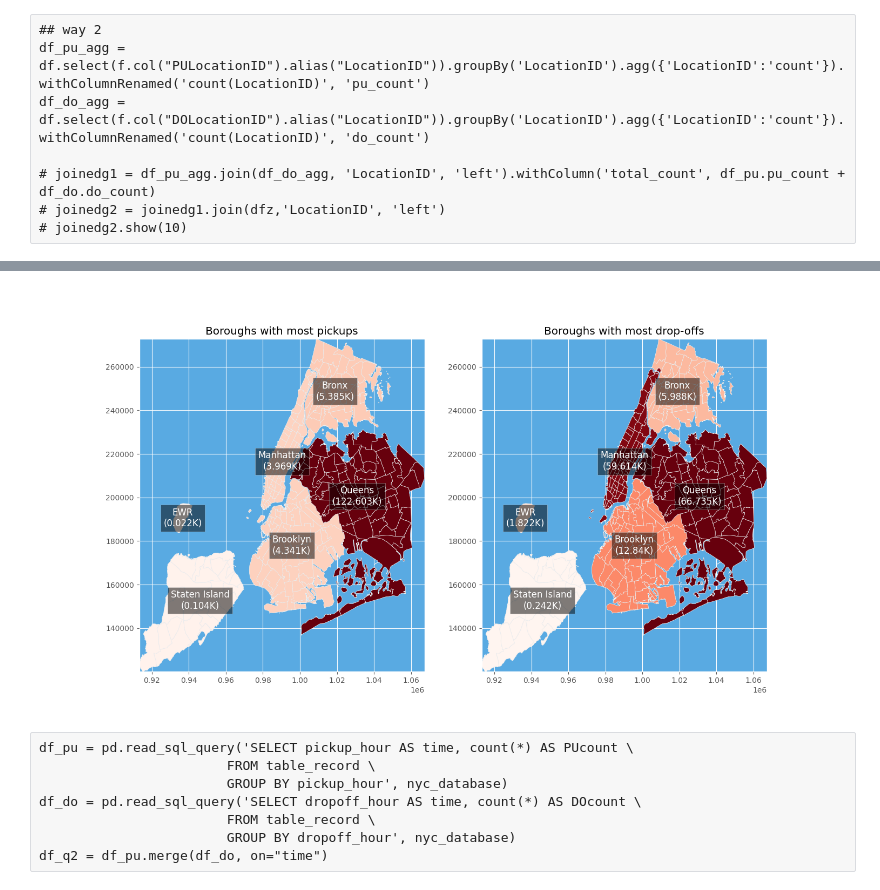
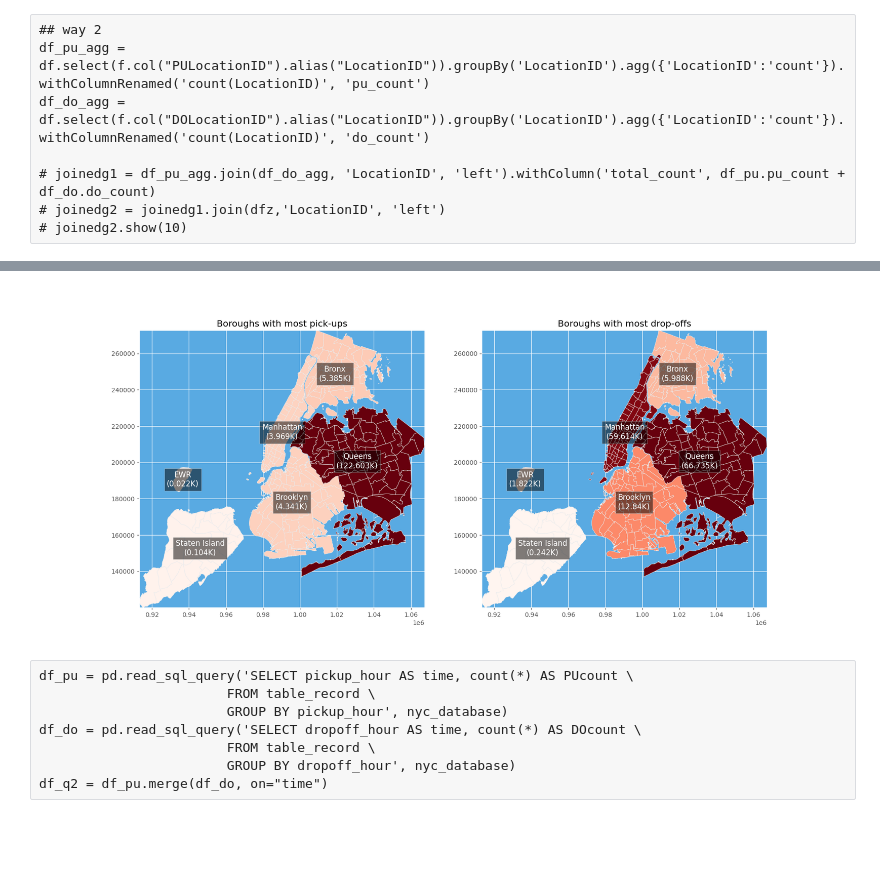
Before and after one commit to crazybber/go-jupyter, a Jupyter notebook: ETL-with-spark_3.ipynb, the cells around one changed output, grey strips where cells are left out. Saved outputs shown, nothing was run; the diff lists cells and outputs as text; code cells hidden in the pictures; blank space fills up the shorter version.

```diff
--- a/ETL-with-spark_3.ipynb
+++ b/ETL-with-spark_3.ipynb
@@ -620,10 +648,14 @@ list_do_count = joined2.select("do_count").rdd.flatMap(lambda x: x).collect()
 #list_LocationID[1],list_pu_count[1]
 # get the pick mount from different zone
 
-pu_mount_list = dict(zip(list_borough, list_pu_count))
+#pu_mount_list = dict(zip(list_borough, list_pu_count))
+pu_mount_list= joined2.select(['borough','pu_count']).rdd.collectAsMap()
+
 list_index_df_putp5 = df_putp5.select("LocationID").rdd.flatMap(lambda x: x).collect()
 
-do_mount_list = dict(zip(list_borough, list_do_count))
+#do_mount_list = dict(zip(list_borough, list_do_count))
+do_mount_list= joined2.select(['borough','do_count']).rdd.collectAsMap()
+
 list_index_df_dotp5 = df_dotp5.select("LocationID").rdd.flatMap(lambda x: x).collect()
 
 pu_mount_list,do_mount_list,list_index_df_putp5,list_index_df_dotp5
@@ -645,18 +677,19 @@ df_do_agg = df.select(f.col("DOLocationID").alias("LocationID")).groupBy('Locati
 # joinedg2 = joinedg1.join(dfz,'LocationID', 'left')
 # joinedg2.show(10)
 # %%
-fig, ax = plt.subplots(nrows=1, ncols=2, figsize=(15,8))
+fig, ax = plt.subplots(nrows=1, ncols=2, figsize=(18,8))
 ax = plt.subplot(1, 2, 1)
-ax.set_title("Boroughs with most pickups")
+ax.set_title("Boroughs with most pick-ups")
+#draw_zone_map(ax, sf, heat = pu_mount_list,text=list_index_df_putp5)
 draw_region_map(ax, sf, heat = pu_mount_list)
 ax = plt.subplot(1, 2, 2)
 ax.set_title("Boroughs with most drop-offs")
+#draw_zone_map(ax, sf, heat = do_mount_list,text=list_index_df_dotp5)
 draw_region_map(ax, sf, heat = do_mount_list)
-
 %matplot plt
 # %% [output]
 [interactive output not drawn]
-[figure, old version]
+[figure, new version]
 # %% [raw]
 df_pu = pd.read_sql_query('SELECT pickup_hour AS time, count(*) AS PUcount \
                         FROM table_record \
```
Also changed, not shown: parts of 31 cells of this notebook, 1 other file.
